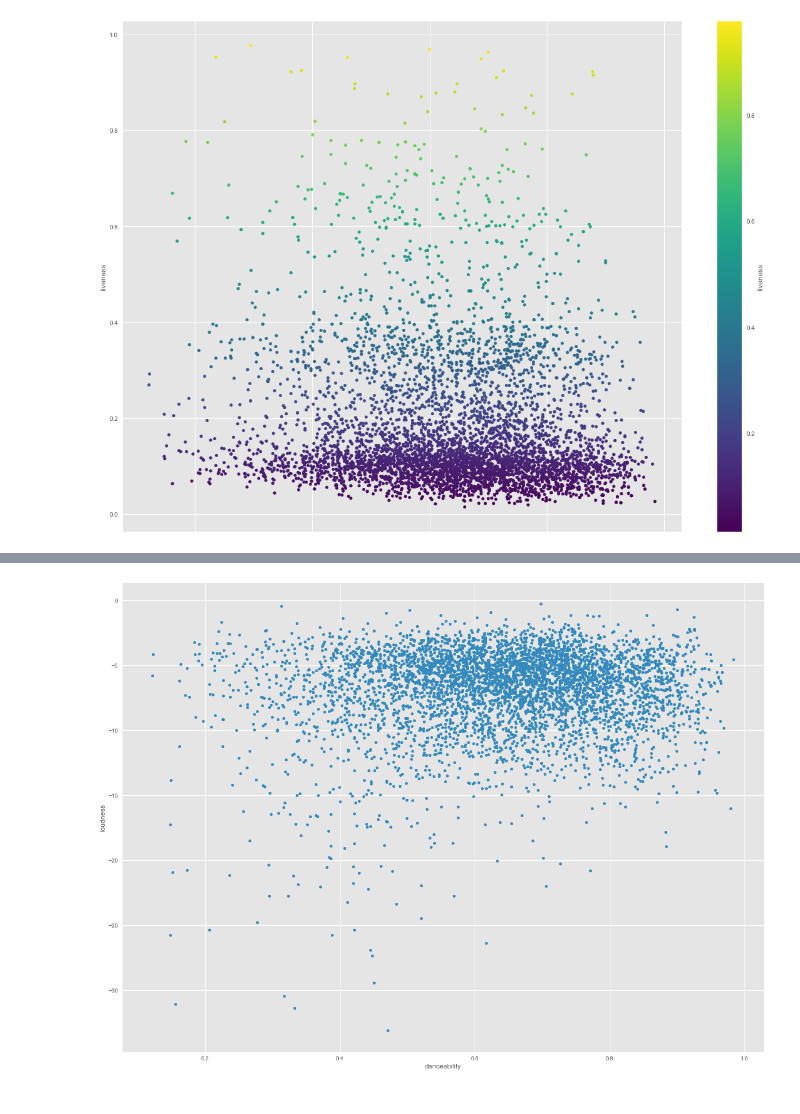
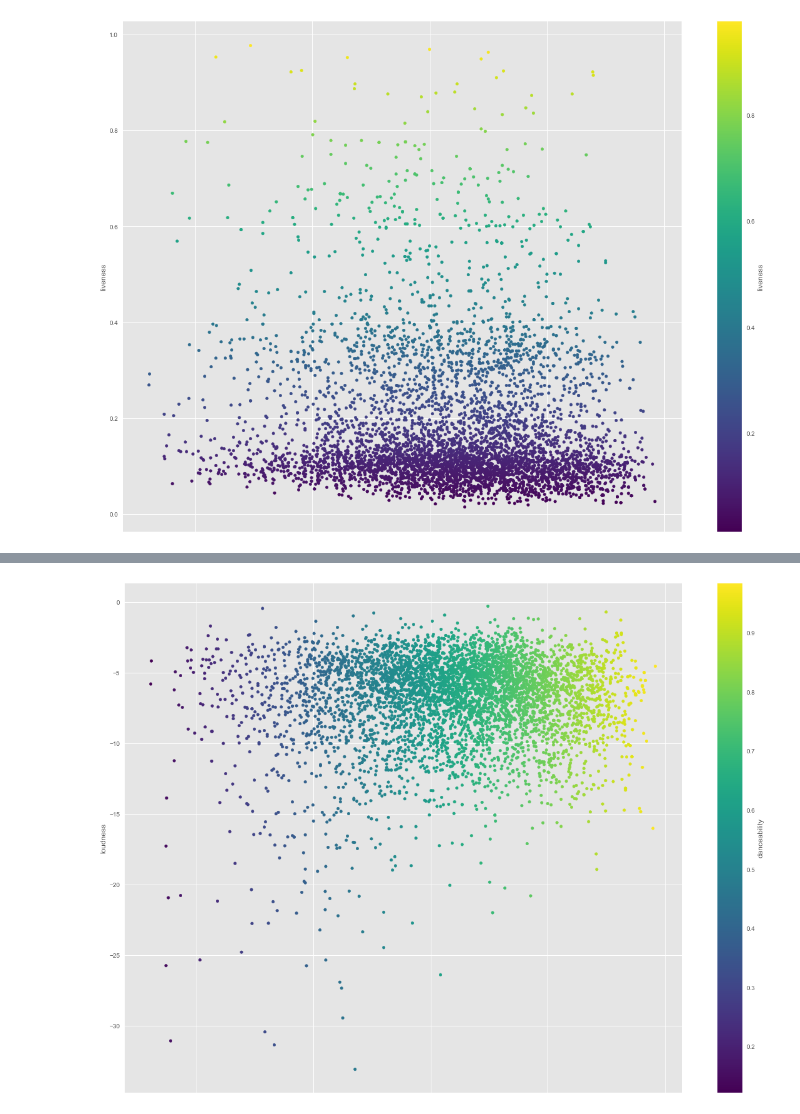
Before and after one commit to parzival611/SpotifyML, a Jupyter notebook: Spotify data pre processing.ipynb, the cells around one changed output, grey strips where cells are left out. Cells and saved outputs as stored; diff of their text form; code cells hidden in the pictures.

```diff
--- a/Spotify data pre processing.ipynb
+++ b/Spotify data pre processing.ipynb
@@ -116,7 +125,8 @@ scatter_instrumentalness = df.plot.scatter(x='danceability',
 # %%
 scatter_loudness = df.plot.scatter(x='danceability',
-                    y = 'loudness', figsize=(20, 15))
+                    y = 'loudness', figsize=(20, 15),
+                    colormap='viridis', c='danceability')
 # %% [output]
-[figure, old version]
+[figure, new version]
 # %%
 tempo = [df['tempo'].values]
```
Also changed, not shown: parts of 7 cells of this notebook, 2 other files.
